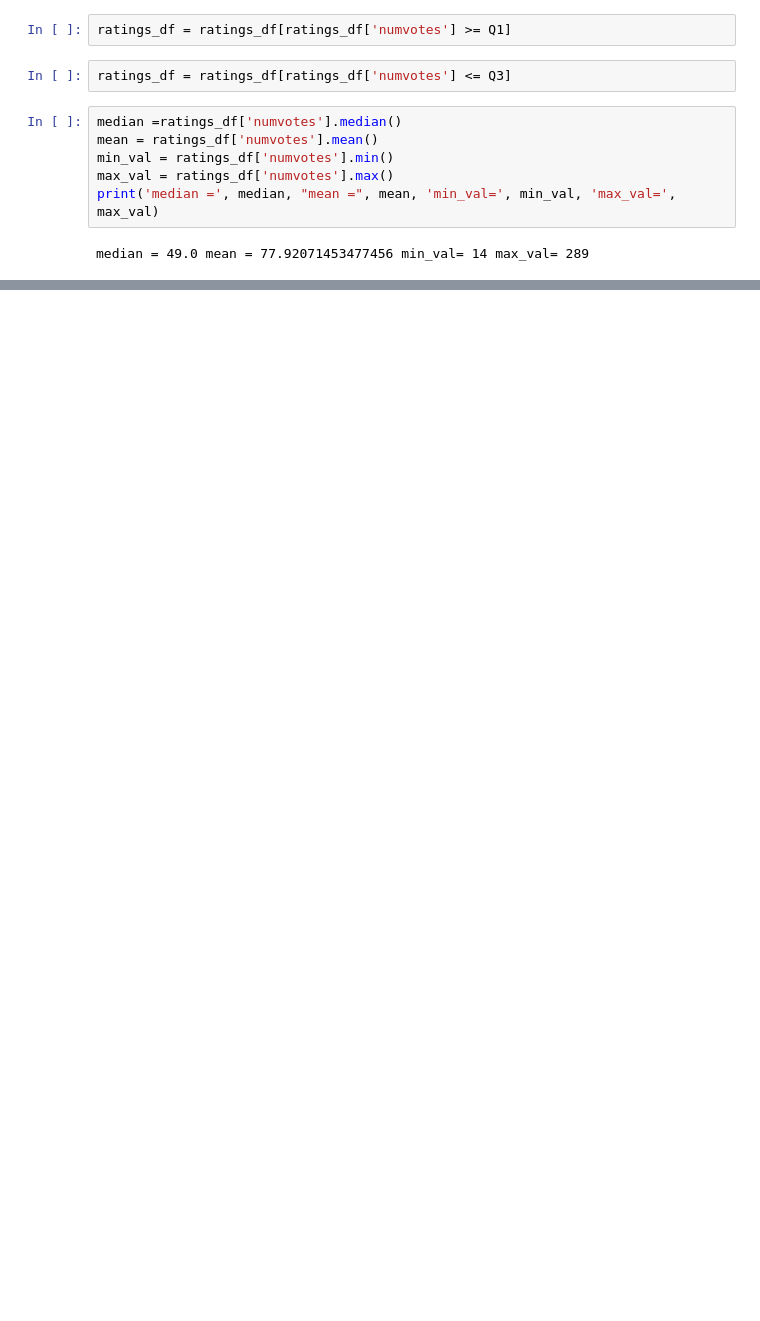
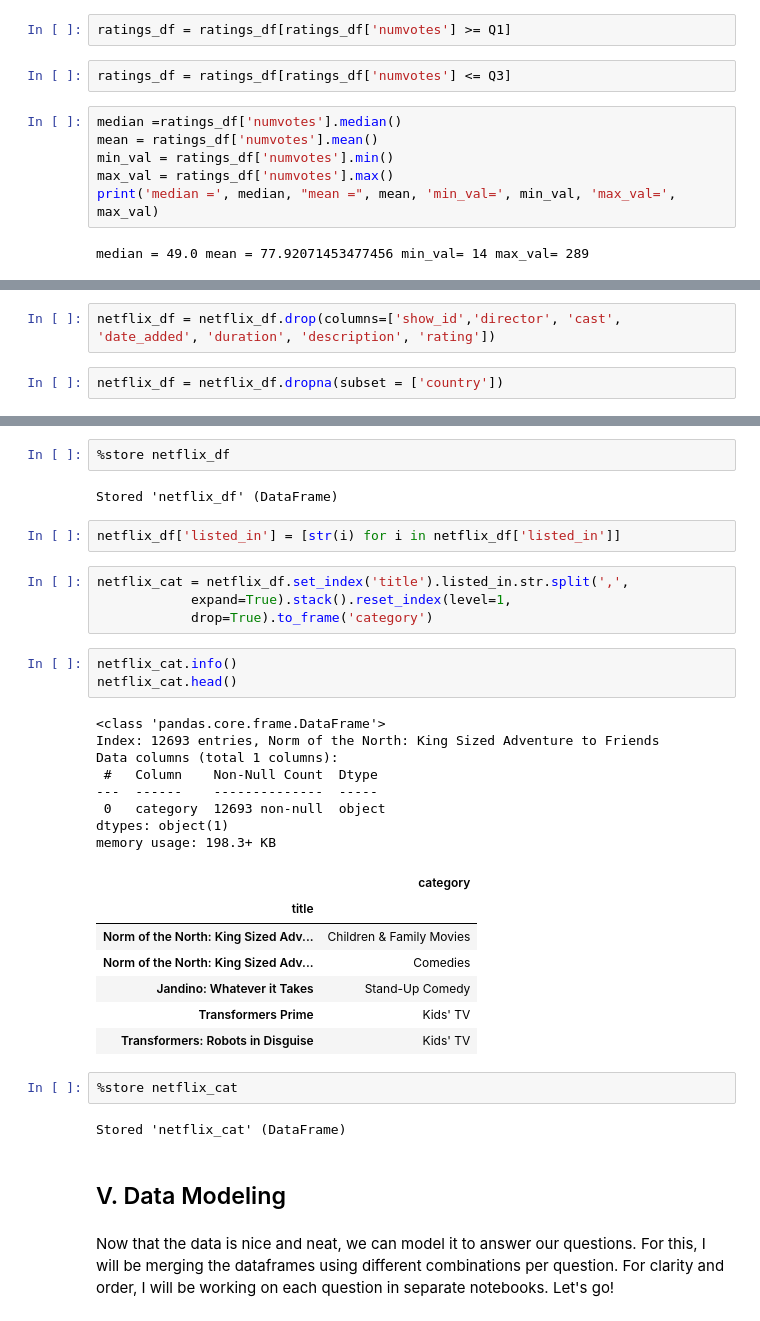
Before and after one commit to adcm2292/dsc-phase-1-project-online, a Jupyter notebook: n1_overview_and_data_understanding.ipynb, the cells around one changed output, grey strips where cells are left out. Drawn from its saved outputs; the diff is of its cells as text; blank space fills up the shorter version.

```diff
--- a/n1_overview_and_data_understanding.ipynb
+++ b/n1_overview_and_data_understanding.ipynb
@@ -530,0 +523,4 @@ memory usage: 247.3+ KB
+# %%
+netflix_df = netflix_df.drop(columns=['show_id','director', 'cast', 'date_added', 'duration', 'description', 'rating'])
+# %%
+netflix_df = netflix_df.dropna(subset = ['country'])
@@ -530,0 +546,37 @@ memory usage: 247.3+ KB
+# %%
+%store netflix_df
+# %% [output]
+Stored 'netflix_df' (DataFrame)
+# %%
+netflix_df['listed_in'] = [str(i) for i in netflix_df['listed_in']]
+# %%
+netflix_cat = netflix_df.set_index('title').listed_in.str.split(',',
+            expand=True).stack().reset_index(level=1,
+            drop=True).to_frame('category')
+# %%
+netflix_cat.info()
+netflix_cat.head()
+# %% [output]
+<class 'pandas.core.frame.DataFrame'>
+Index: 12693 entries, Norm of the North: King Sized Adventure to Friends
+Data columns (total 1 columns):
+ #   Column    Non-Null Count  Dtype
+---  ------    --------------  -----
+ 0   category  12693 non-null  object
+dtypes: object(1)
+memory usage: 198.3+ KB
+|  | category |
+| title |  |
+| Norm of the North: King Sized Adv... | Children & Family Movies |
+| Norm of the North: King Sized Adv... | Comedies |
+| Jandino: Whatever it Takes | Stand-Up Comedy |
+| Transformers Prime | Kids' TV |
+| Transformers: Robots in Disguise | Kids' TV |
+# %%
+%store netflix_cat
+# %% [output]
+Stored 'netflix_cat' (DataFrame)
+# %% [markdown]
+## V. Data Modeling
+# %% [markdown]
+Now that the data is nice and neat, we can model it to answer our questions. For this, I will be merging the dataframes using different combinations per question. For clarity and order, I will be working on each question in separate notebooks. Let's go!
```
Also changed, not shown: parts of 42 cells of this notebook, 2 other files.
